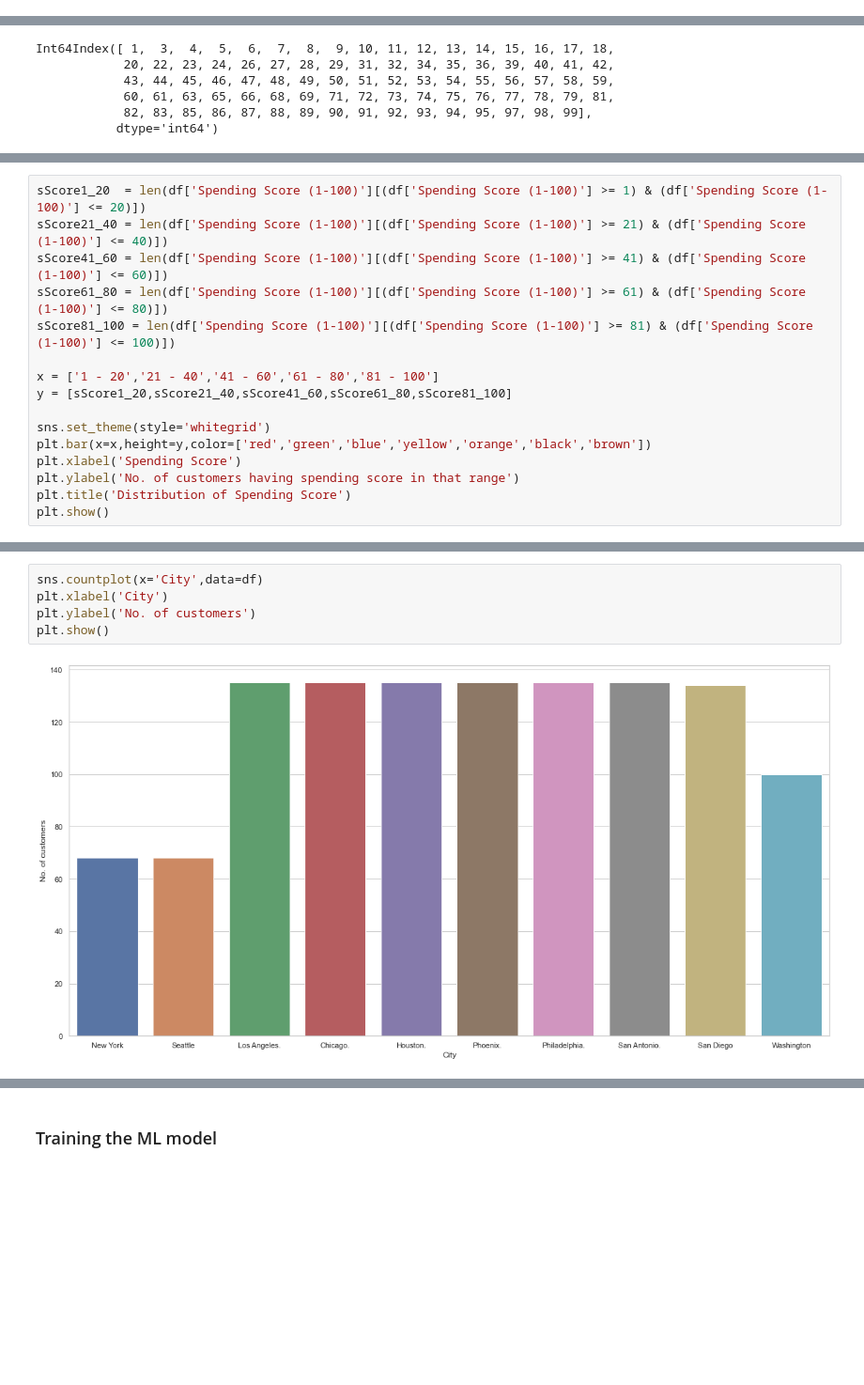
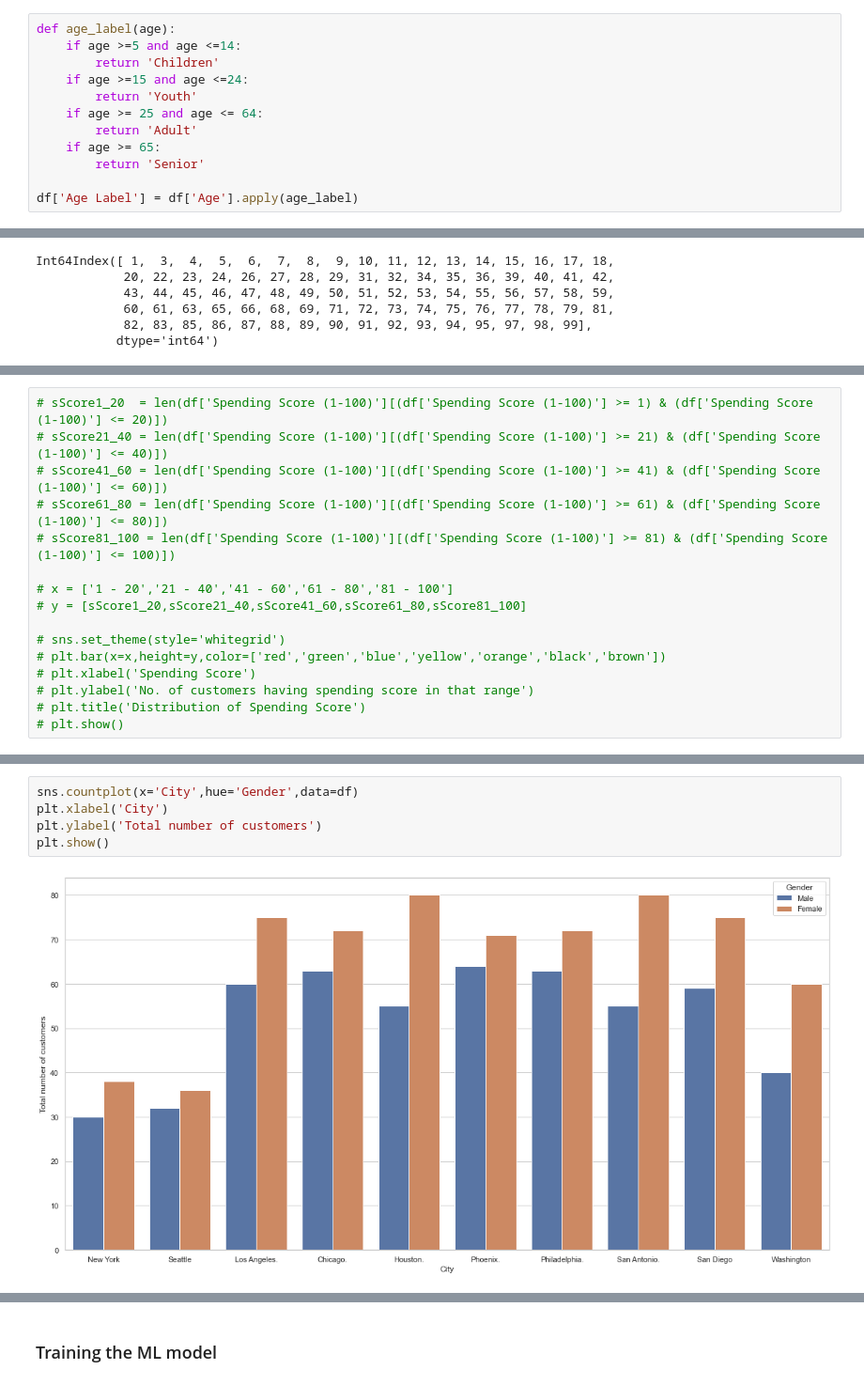
Before and after one commit to Vishwajeet111/Customers-Mall-Segmentation-and-using-KNN, a Jupyter notebook: ML Project.ipynb, the cells around one changed output, grey strips where cells are left out. Shown at 94% size. Drawn from its saved outputs; the diff is of its cells as text; blank space fills up the shorter version.

```diff
--- a/ML Project.ipynb
+++ b/ML Project.ipynb
@@ -144,0 +183,12 @@ plt.show()
+# %%
+def age_label(age):
+    if age >=5 and age <=14:
+        return 'Children'
+    if age >=15 and age <=24:
+        return 'Youth'
+    if age >= 25 and age <= 64:
+        return 'Adult'
+    if age >= 65:
+        return 'Senior'
+
+df['Age Label'] = df['Age'].apply(age_label)
@@ -189,16 +259,16 @@ Int64Index([ 1,  3,  4,  5,  6,  7,  8,  9, 10, 11, 12, 13, 14, 15, 16, 17, 18,
 # %%
-sScore1_20  = len(df['Spending Score (1-100)'][(df['Spending Score (1-100)'] >= 1) & (df['Spending Score (1-100)'] <= 20)])
-sScore21_40 = len(df['Spending Score (1-100)'][(df['Spending Score (1-100)'] >= 21) & (df['Spending Score (1-100)'] <= 40)])
-sScore41_60 = len(df['Spending Score (1-100)'][(df['Spending Score (1-100)'] >= 41) & (df['Spending Score (1-100)'] <= 60)])
-sScore61_80 = len(df['Spending Score (1-100)'][(df['Spending Score (1-100)'] >= 61) & (df['Spending Score (1-100)'] <= 80)])
-sScore81_100 = len(df['Spending Score (1-100)'][(df['Spending Score (1-100)'] >= 81) & (df['Spending Score (1-100)'] <= 100)])
+# sScore1_20  = len(df['Spending Score (1-100)'][(df['Spending Score (1-100)'] >= 1) & (df['Spending Score (1-100)'] <= 20)])
+# sScore21_40 = len(df['Spending Score (1-100)'][(df['Spending Score (1-100)'] >= 21) & (df['Spending Score (1-100)'] <= 40)])
+# sScore41_60 = len(df['Spending Score (1-100)'][(df['Spending Score (1-100)'] >= 41) & (df['Spending Score (1-100)'] <= 60)])
+# sScore61_80 = len(df['Spending Score (1-100)'][(df['Spending Score (1-100)'] >= 61) & (df['Spending Score (1-100)'] <= 80)])
+# sScore81_100 = len(df['Spending Score (1-100)'][(df['Spending Score (1-100)'] >= 81) & (df['Spending Score (1-100)'] <= 100)])
 
-x = ['1 - 20','21 - 40','41 - 60','61 - 80','81 - 100']
-y = [sScore1_20,sScore21_40,sScore41_60,sScore61_80,sScore81_100]
+# x = ['1 - 20','21 - 40','41 - 60','61 - 80','81 - 100']
+# y = [sScore1_20,sScore21_40,sScore41_60,sScore61_80,sScore81_100]
 
-sns.set_theme(style='whitegrid')
-plt.bar(x=x,height=y,color=['red','green','blue','yellow','orange','black','brown'])
-plt.xlabel('Spending Score')
-plt.ylabel('No. of customers having spending score in that range')
-plt.title('Distribution of Spending Score')
-plt.show()
+# sns.set_theme(style='whitegrid')
+# plt.bar(x=x,height=y,color=['red','green','blue','yellow','orange','black','brown'])
+# plt.xlabel('Spending Score')
+# plt.ylabel('No. of customers having spending score in that range')
+# plt.title('Distribution of Spending Score')
+# plt.show()
@@ -223,7 +291,7 @@ Name: City, dtype: int64
 # %%
-sns.countplot(x='City',data=df)
+sns.countplot(x='City',hue='Gender',data=df)
 plt.xlabel('City')
-plt.ylabel('No. of customers')
+plt.ylabel('Total number of customers')
 plt.show()
 # %% [output]
-[figure, old version]
+[figure, new version]
```
Also changed, not shown: parts of 65 cells of this notebook, 4 other files.
